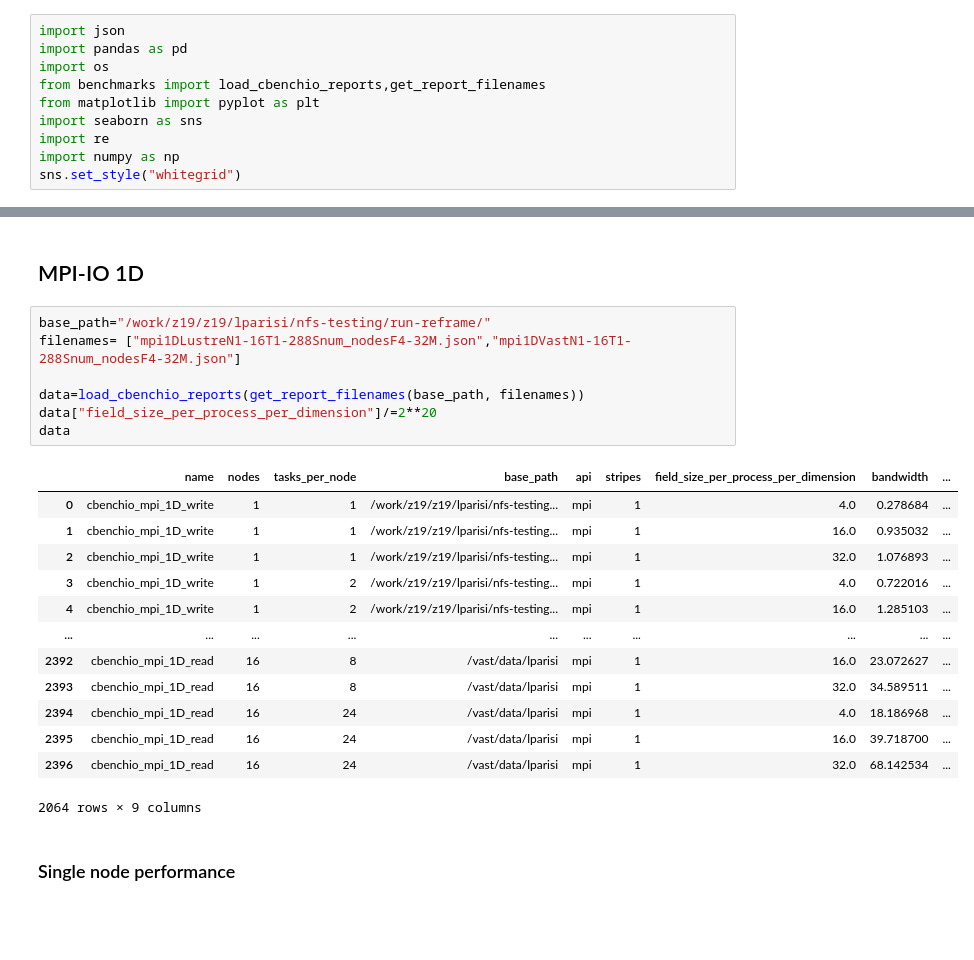
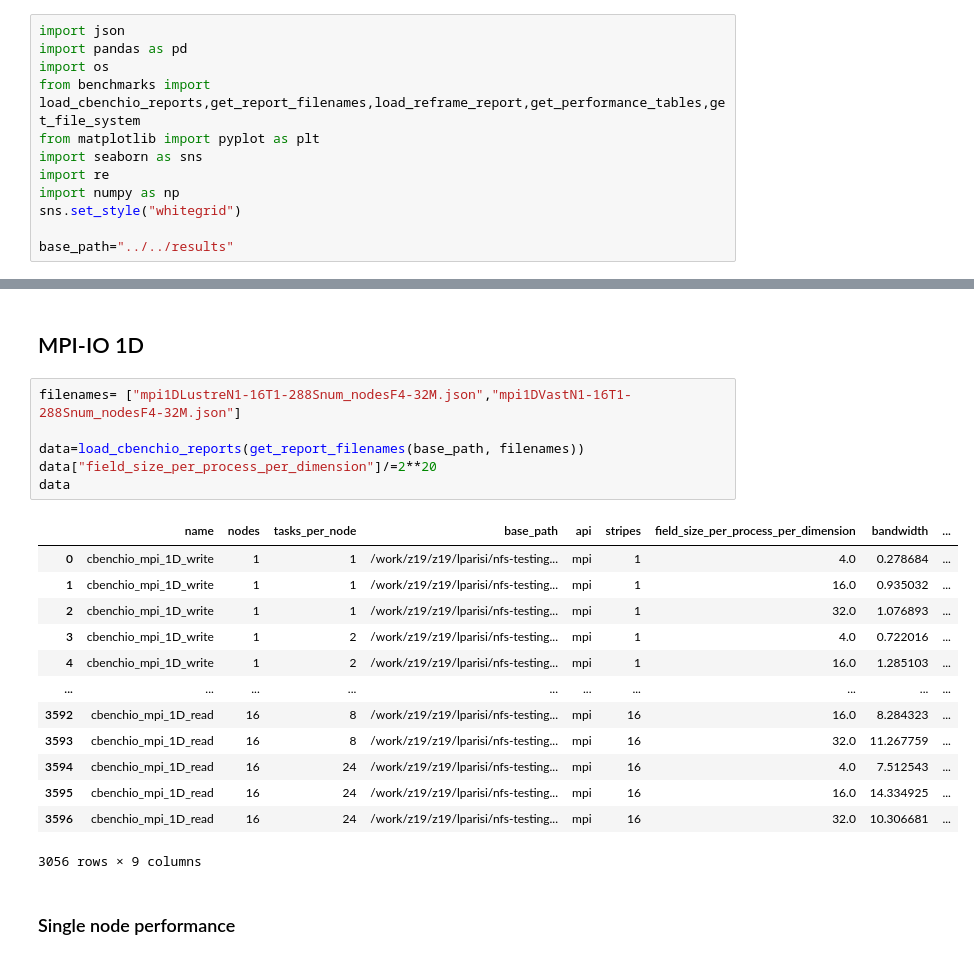
Before and after one commit to lucaparisi91/VAST-Cirrus-benchmarking, a Jupyter notebook: anal/reframe/anal.ipynb, the cells around one changed output, grey strips where cells are left out. Saved outputs shown, nothing was run; the diff lists cells and outputs as text; blank space fills up the shorter version.

```diff
--- a/anal/reframe/anal.ipynb
+++ b/anal/reframe/anal.ipynb
@@ -2,37 +2,38 @@
 import json
 import pandas as pd
 import os
-from benchmarks import load_cbenchio_reports,get_report_filenames
+from benchmarks import load_cbenchio_reports,get_report_filenames,load_reframe_report,get_performance_tables,get_file_system
 from matplotlib import pyplot as plt
 import seaborn as sns
 import re
 import numpy as np
 sns.set_style("whitegrid")
+
+base_path="../../results"
 # %% [markdown]
 # Results from syntethic benchmarks using cbenchio
 # %% [markdown]
 ## MPI-IO 1D
 # %%
-base_path="/work/z19/z19/lparisi/nfs-testing/run-reframe/"
 filenames= ["mpi1DLustreN1-16T1-288Snum_nodesF4-32M.json","mpi1DVastN1-16T1-288Snum_nodesF4-32M.json"]
 
 data=load_cbenchio_reports(get_report_filenames(base_path, filenames))
 data["field_size_per_process_per_dimension"]/=2**20
 data
 # %% [output]
 |  | name | nodes | tasks_per_node | base_path | api | stripes | field_size_per_process_per_dimension | bandwidth | ... |
 | 0 | cbenchio_mpi_1D_write | 1 | 1 | /work/z19/z19/lparisi/nfs-testing... | mpi | 1 | 4.0 | 0.278684 | ... |
 | 1 | cbenchio_mpi_1D_write | 1 | 1 | /work/z19/z19/lparisi/nfs-testing... | mpi | 1 | 16.0 | 0.935032 | ... |
 | 2 | cbenchio_mpi_1D_write | 1 | 1 | /work/z19/z19/lparisi/nfs-testing... | mpi | 1 | 32.0 | 1.076893 | ... |
 | 3 | cbenchio_mpi_1D_write | 1 | 2 | /work/z19/z19/lparisi/nfs-testing... | mpi | 1 | 4.0 | 0.722016 | ... |
 | 4 | cbenchio_mpi_1D_write | 1 | 2 | /work/z19/z19/lparisi/nfs-testing... | mpi | 1 | 16.0 | 1.285103 | ... |
 | ... | ... | ... | ... | ... | ... | ... | ... | ... | ... |
-| 2392 | cbenchio_mpi_1D_read | 16 | 8 | /vast/data/lparisi | mpi | 1 | 16.0 | 23.072627 | ... |
-| 2393 | cbenchio_mpi_1D_read | 16 | 8 | /vast/data/lparisi | mpi | 1 | 32.0 | 34.589511 | ... |
-| 2394 | cbenchio_mpi_1D_read | 16 | 24 | /vast/data/lparisi | mpi | 1 | 4.0 | 18.186968 | ... |
-| 2395 | cbenchio_mpi_1D_read | 16 | 24 | /vast/data/lparisi | mpi | 1 | 16.0 | 39.718700 | ... |
-| 2396 | cbenchio_mpi_1D_read | 16 | 24 | /vast/data/lparisi | mpi | 1 | 32.0 | 68.142534 | ... |
+| 3592 | cbenchio_mpi_1D_read | 16 | 8 | /work/z19/z19/lparisi/nfs-testing... | mpi | 16 | 16.0 | 8.284323 | ... |
+| 3593 | cbenchio_mpi_1D_read | 16 | 8 | /work/z19/z19/lparisi/nfs-testing... | mpi | 16 | 32.0 | 11.267759 | ... |
+| 3594 | cbenchio_mpi_1D_read | 16 | 24 | /work/z19/z19/lparisi/nfs-testing... | mpi | 16 | 4.0 | 7.512543 | ... |
+| 3595 | cbenchio_mpi_1D_read | 16 | 24 | /work/z19/z19/lparisi/nfs-testing... | mpi | 16 | 16.0 | 14.334925 | ... |
+| 3596 | cbenchio_mpi_1D_read | 16 | 24 | /work/z19/z19/lparisi/nfs-testing... | mpi | 16 | 32.0 | 10.306681 | ... |
-2064 rows × 9 columns
+3056 rows × 9 columns
 # %% [markdown]
 ### Single node performance
 # %%
```
Also changed, not shown: parts of 7 cells of this notebook, 17 other files.
